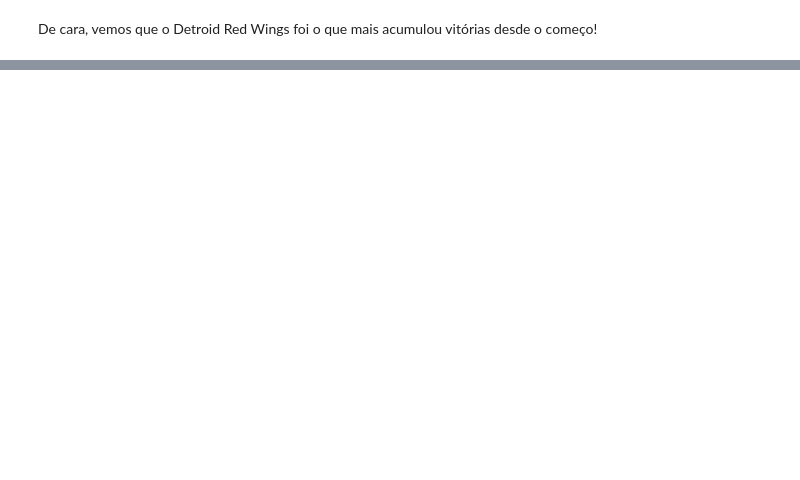
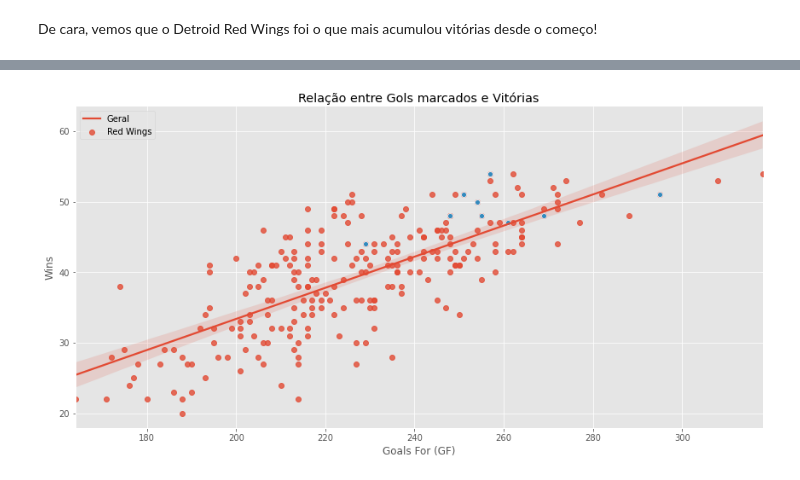
Before and after one commit to dlotter/gt-final-datascience, a Jupyter notebook: main_notebook.ipynb, the cells around one changed output, grey strips where cells are left out. Drawn from its saved outputs; the diff is of its cells as text; code cells hidden in the pictures; blank space fills up the shorter version.

```diff
--- a/main_notebook.ipynb
+++ b/main_notebook.ipynb
@@ -288,0 +296,12 @@ De cara, vemos que o Detroid Red Wings foi o que mais acumulou vitórias desde o
+# %%
+detroit_index = df[df['Team Name'] == 'Detroit Red Wings'].index
+# %%
+sns.lmplot(data = df, x = 'Goals For (GF)', y = 'Wins', height=6, aspect=2)
+sns.scatterplot(data = df.iloc[detroit_index], x = 'Goals For (GF)', y = 'Wins')
+
+plt.title('Relação entre Gols marcados e Vitórias')
+plt.legend(['Geral', 'Red Wings'])
+
+plt.show()
+# %% [output]
+[figure, added]
```
Also changed, not shown: parts of 12 cells of this notebook.
